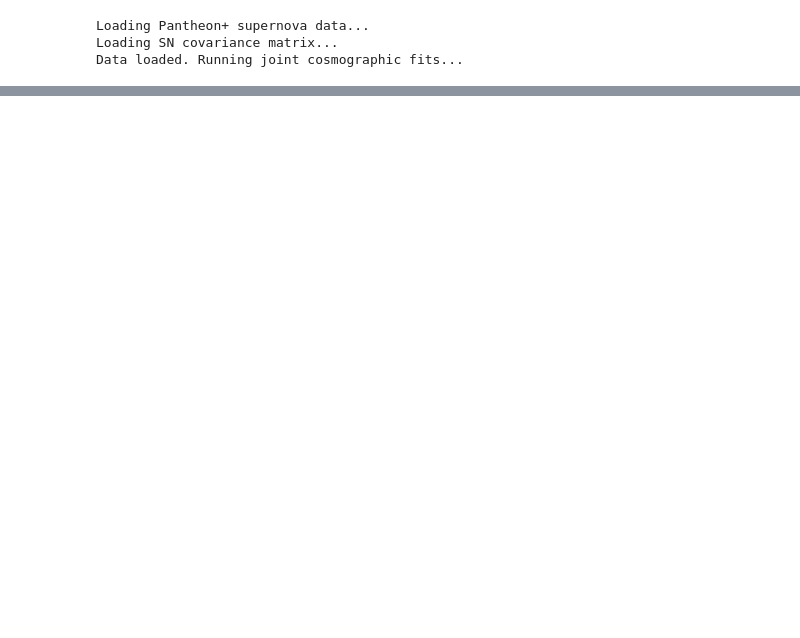
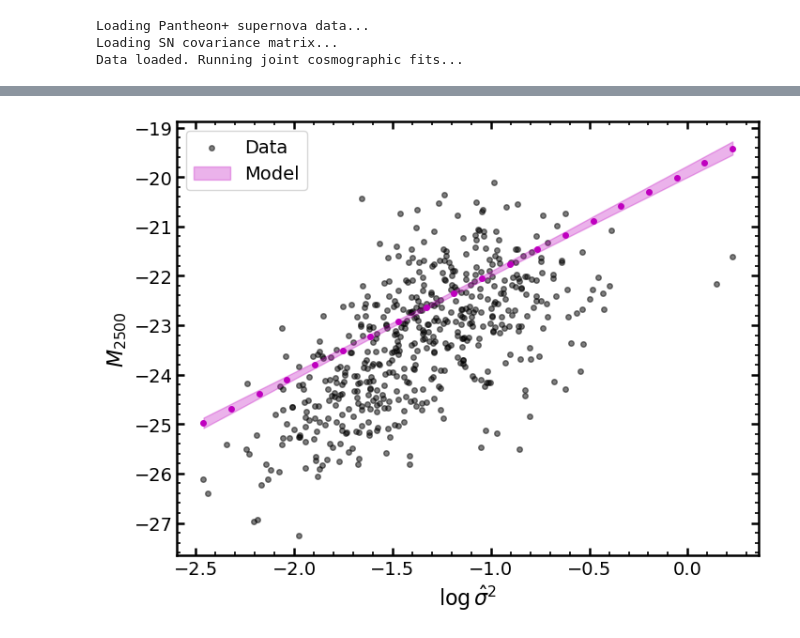
Before and after one commit to dutra/qvc, a Jupyter notebook: tutorials/hubble diagram jun27.ipynb, the cells around one changed output, grey strips where cells are left out. Cells and saved outputs as stored; diff of their text form; code cells hidden in the pictures; blank space fills up the shorter version.

```diff
--- a/tutorials/hubble diagram jun27.ipynb
+++ b/tutorials/hubble diagram jun27.ipynb
@@ -95,0 +246,5 @@ residuals, mu_pred_median, mu_pred_std = plot_hubble(flat_samples, df_agn, df_pa
+# %%
+from hubble_plotting import plot_predicted_M2500_vs_sigmahat
+plot_predicted_M2500_vs_sigmahat(flat_samples, df_agn, cosmo_model, show=True)
+# %% [output]
+[figure, added]
```
Also changed, not shown: parts of 12 cells of this notebook, 7 other files.
